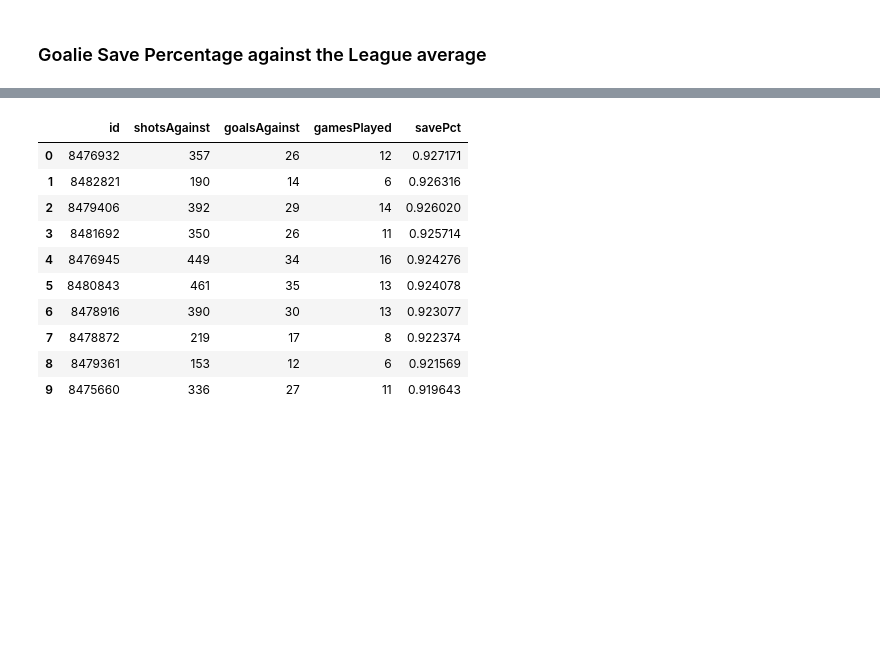
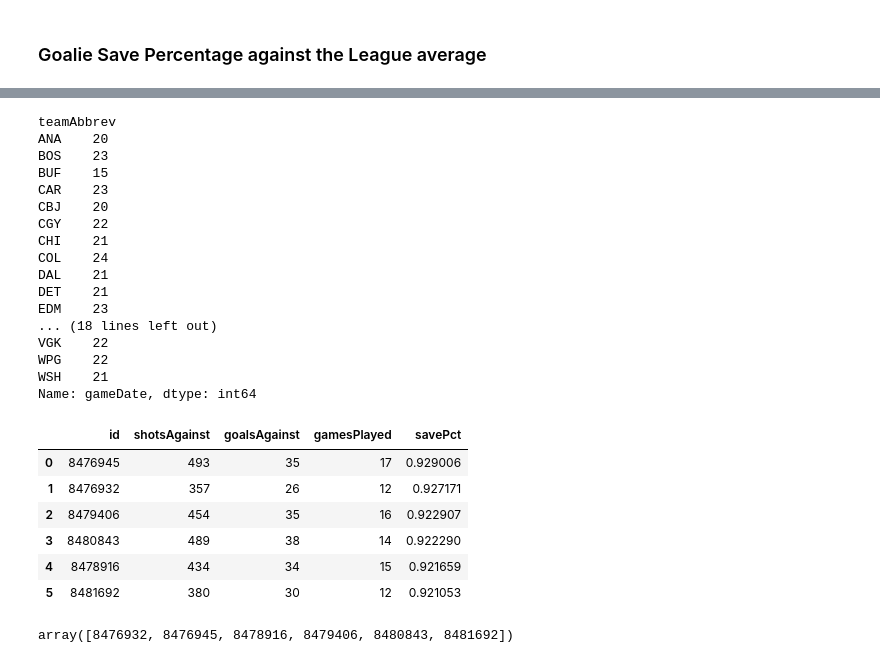
Before and after one commit to eugene-petrov-me/myprojects, a Jupyter notebook: dev/nhl-api/nhl-api.ipynb, the cells around one changed output, grey strips where cells are left out. Saved outputs shown, nothing was run; the diff lists cells and outputs as text; code cells hidden in the pictures; blank space fills up the shorter version.

Commit message:
start goalie visialization

```diff
--- a/dev/nhl-api/nhl-api.ipynb
+++ b/dev/nhl-api/nhl-api.ipynb
@@ -1340,17 +1349,35 @@ top10_goalies_save_pct = df_goalies_performance.groupby(by=['id']).agg(
     ).reset_index()
 # %%
 top10_goalies_save_pct['savePct'] = 1 - top10_goalies_save_pct['goalsAgainst']/top10_goalies_save_pct['shotsAgainst']
+# %%
+min_games_played = df_goalies_performance.groupby('teamAbbrev')['gameDate'].count()
+# %%
+min_games_played
+# %% [output]
+teamAbbrev
+ANA    20
+BOS    23
+BUF    15
+CAR    23
+CBJ    20
+CGY    22
+CHI    21
+COL    24
+DAL    21
+DET    21
+EDM    23
+... (18 lines left out)
+VGK    22
+WPG    22
+WSH    21
+Name: gameDate, dtype: int64
 # %%
-top10_goalies_save_pct.loc[top10_goalies_save_pct['gamesPlayed'] > 5].sort_values(by=['savePct'], ascending=False).reset_index().drop(columns=['index']).head(10)
+top10_goalies_save_pct.loc[top10_goalies_save_pct['gamesPlayed'] > min_games_played].sort_values(by=['savePct'], ascending=False).reset_index().drop(columns=['index']).head(10)
 # %% [output]
 |  | id | shotsAgainst | goalsAgainst | gamesPlayed | savePct |
-| 0 | 8476932 | 357 | 26 | 12 | 0.927171 |
-| 1 | 8482821 | 190 | 14 | 6 | 0.926316 |
-| 2 | 8479406 | 392 | 29 | 14 | 0.926020 |
-| 3 | 8481692 | 350 | 26 | 11 | 0.925714 |
-| 4 | 8476945 | 449 | 34 | 16 | 0.924276 |
-| 5 | 8480843 | 461 | 35 | 13 | 0.924078 |
-| 6 | 8478916 | 390 | 30 | 13 | 0.923077 |
-| 7 | 8478872 | 219 | 17 | 8 | 0.922374 |
-| 8 | 8479361 | 153 | 12 | 6 | 0.921569 |
-| 9 | 8475660 | 336 | 27 | 11 | 0.919643 |
+| 0 | 8476945 | 493 | 35 | 17 | 0.929006 |
+| 1 | 8476932 | 357 | 26 | 12 | 0.927171 |
+| 2 | 8479406 | 454 | 35 | 16 | 0.922907 |
+| 3 | 8480843 | 489 | 38 | 14 | 0.922290 |
+| 4 | 8478916 | 434 | 34 | 15 | 0.921659 |
+| 5 | 8481692 | 380 | 30 | 12 | 0.921053 |
@@ -1365,3 +1392,7 @@ top10_goalies_save_pct_logs = df_goalies_performance[
+# %%
+top10_goalies_save_pct_logs['id'].unique()
+# %% [output]
+array([8476932, 8476945, 8478916, 8479406, 8480843, 8481692])
 # %%
 top10_goalies_save_pct_logs['savePercent'] = 1 - top10_goalies_save_pct_logs['goalsAgainst'] / top10_goalies_save_pct_logs ['shotsAgainst']
 # %%
```
Also changed, not shown: parts of 48 cells of this notebook, 1 other file.
